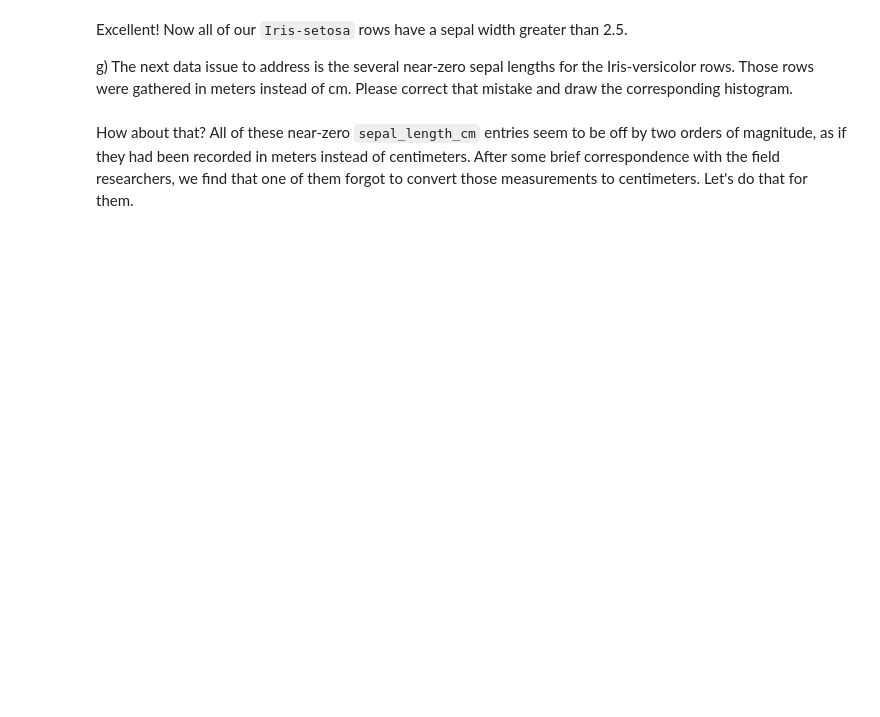
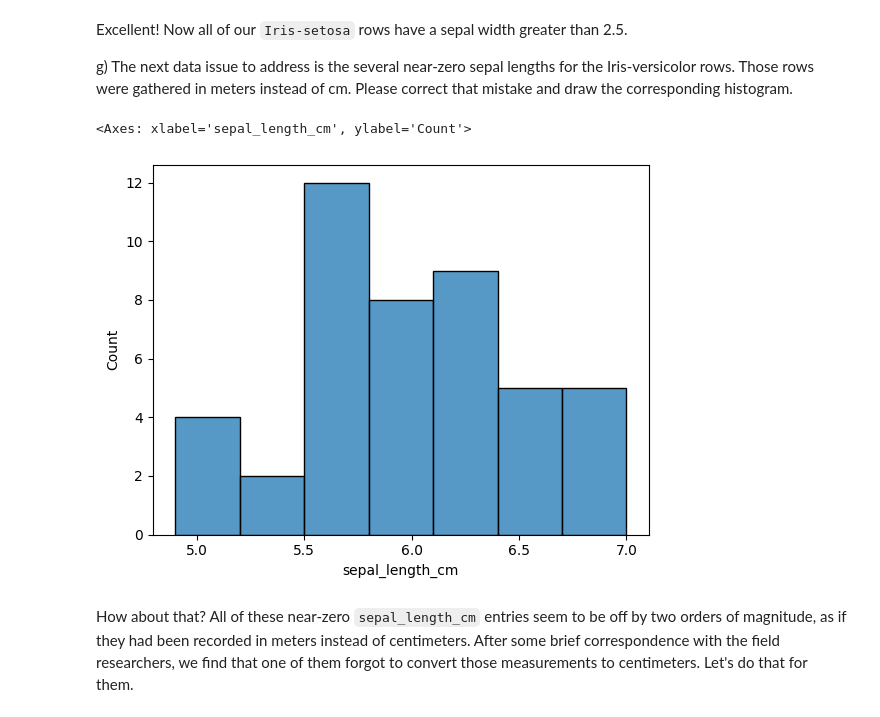
Before and after one commit to ICWeiner/FEUP-IART, a Jupyter notebook: TPs/Exercise5_IART_SupervisedLearning_Notebook/Exercise5_SupervisedLearning_ToComplete.ipynb, the cells around one changed output. Drawn from its saved outputs; the diff is of its cells as text; code cells hidden in the pictures; blank space fills up the shorter version.

```diff
--- a/TPs/Exercise5_IART_SupervisedLearning_Notebook/Exercise5_SupervisedLearning_ToComplete.ipynb
+++ b/TPs/Exercise5_IART_SupervisedLearning_Notebook/Exercise5_SupervisedLearning_ToComplete.ipynb
@@ -137,7 +143,12 @@ Excellent! Now all of our `Iris-setosa` rows have a sepal width greater than 2.5
 g)	The next data issue to address is the several near-zero sepal lengths for the Iris-versicolor rows. Those rows were gathered in meters instead of cm. Please correct that mistake and draw the corresponding histogram.
 # %%
 iris_data.loc[(iris_data['class'] == 'Iris-versicolor') &
-              (iris_data['sepal_length_cm'] < 1.0)]
+              (iris_data['sepal_length_cm'] < 1.0)] *=100
+
+sb.histplot(data=iris_data.loc[iris_data['class'] == 'Iris-versicolor'], x='sepal_length_cm')
+# %% [output]
+<Axes: xlabel='sepal_length_cm', ylabel='Count'>
+[figure, added]
 # %% [markdown]
 How about that? All of these near-zero `sepal_length_cm` entries seem to be off by two orders of magnitude, as if they had been recorded in meters instead of centimeters. After some brief correspondence with the field researchers, we find that one of them forgot to convert those measurements to centimeters. Let's do that for them.
 # %%
```
Also changed, not shown: parts of 10 cells of this notebook, 1 other file.
